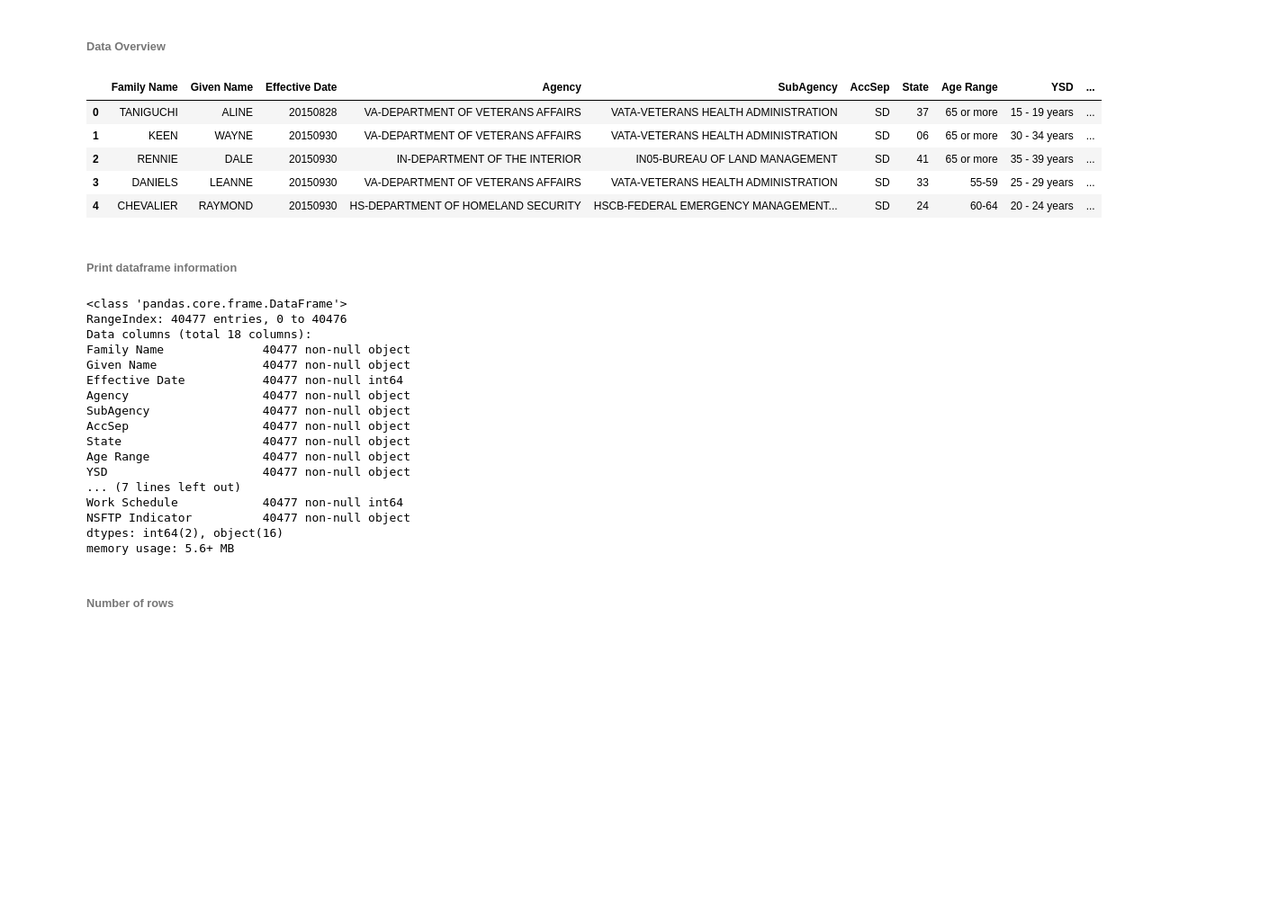
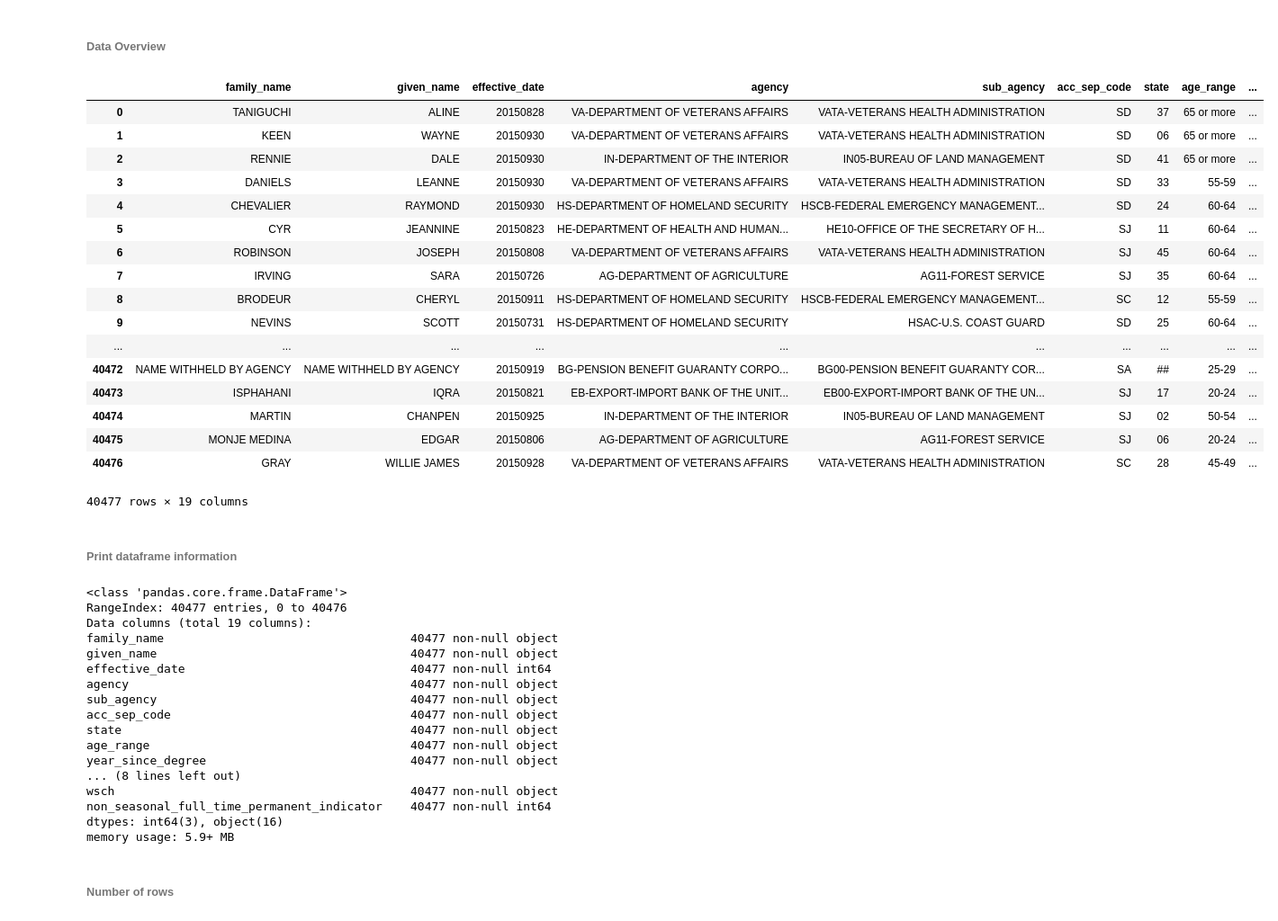
Before and after one commit to srossgupta/__data_challenge, a Jupyter notebook: src/InformsDataChallenge.ipynb, the cells around one changed output. Shown at 90% size. Drawn from its saved outputs; the diff is of its cells as text; code cells hidden in the pictures; blank space fills up the shorter version.

Commit message:
Data munging
- add education translattions
- rename columns to be more programmer centric
- added some more statistics

```diff
--- a/src/InformsDataChallenge.ipynb
+++ b/src/InformsDataChallenge.ipynb
@@ -11,14 +54,30 @@ NonDodSeparation =pd.read_csv('2014-2016////Non-DOD////Separations Non_DoD FY201
+# %%
+NonDodSeparation =pd.read_csv('2014-2016////Non-DOD////Separations Non_DoD FY2015Q4.txt',
+                sep='|', index_col=False,
+                 names=['family_name','given_name','effective_date','agency','sub_agency','acc_sep_code','state','age_range','year_since_degree','education_level','pay_plan','grade','length_of_service_level','occupation','occupation_category','adjusted_basic_pay','type_of_appointment','wsch','non_seasonal_full_time_permanent_indicator'])
 # %% [markdown]
 ###### Data Overview
 # %%
-NonDodSeparation.head()
+NonDodSeparation
 # %% [output]
-|  | Family Name | Given Name | Effective Date | Agency | SubAgency | AccSep | State | Age Range | YSD | ... |
-| 0 | TANIGUCHI | ALINE | 20150828 | VA-DEPARTMENT OF VETERANS AFFAIRS | VATA-VETERANS HEALTH ADMINISTRATION | SD | 37 | 65 or more | 15 - 19 years | ... |
-| 1 | KEEN | WAYNE | 20150930 | VA-DEPARTMENT OF VETERANS AFFAIRS | VATA-VETERANS HEALTH ADMINISTRATION | SD | 06 | 65 or more | 30 - 34 years | ... |
-| 2 | RENNIE | DALE | 20150930 | IN-DEPARTMENT OF THE INTERIOR | IN05-BUREAU OF LAND MANAGEMENT | SD | 41 | 65 or more | 35 - 39 years | ... |
-| 3 | DANIELS | LEANNE | 20150930 | VA-DEPARTMENT OF VETERANS AFFAIRS | VATA-VETERANS HEALTH ADMINISTRATION | SD | 33 | 55-59 | 25 - 29 years | ... |
-| 4 | CHEVALIER | RAYMOND | 20150930 | HS-DEPARTMENT OF HOMELAND SECURITY | HSCB-FEDERAL EMERGENCY MANAGEMENT... | SD | 24 | 60-64 | 20 - 24 years | ... |
+|  | family_name | given_name | effective_date | agency | sub_agency | acc_sep_code | state | age_range | ... |
+| 0 | TANIGUCHI | ALINE | 20150828 | VA-DEPARTMENT OF VETERANS AFFAIRS | VATA-VETERANS HEALTH ADMINISTRATION | SD | 37 | 65 or more | ... |
+| 1 | KEEN | WAYNE | 20150930 | VA-DEPARTMENT OF VETERANS AFFAIRS | VATA-VETERANS HEALTH ADMINISTRATION | SD | 06 | 65 or more | ... |
+| 2 | RENNIE | DALE | 20150930 | IN-DEPARTMENT OF THE INTERIOR | IN05-BUREAU OF LAND MANAGEMENT | SD | 41 | 65 or more | ... |
+| 3 | DANIELS | LEANNE | 20150930 | VA-DEPARTMENT OF VETERANS AFFAIRS | VATA-VETERANS HEALTH ADMINISTRATION | SD | 33 | 55-59 | ... |
+| 4 | CHEVALIER | RAYMOND | 20150930 | HS-DEPARTMENT OF HOMELAND SECURITY | HSCB-FEDERAL EMERGENCY MANAGEMENT... | SD | 24 | 60-64 | ... |
+| 5 | CYR | JEANNINE | 20150823 | HE-DEPARTMENT OF HEALTH AND HUMAN... | HE10-OFFICE OF THE SECRETARY OF H... | SJ | 11 | 60-64 | ... |
+| 6 | ROBINSON | JOSEPH | 20150808 | VA-DEPARTMENT OF VETERANS AFFAIRS | VATA-VETERANS HEALTH ADMINISTRATION | SJ | 45 | 60-64 | ... |
+| 7 | IRVING | SARA | 20150726 | AG-DEPARTMENT OF AGRICULTURE | AG11-FOREST SERVICE | SJ | 35 | 60-64 | ... |
+| 8 | BRODEUR | CHERYL | 20150911 | HS-DEPARTMENT OF HOMELAND SECURITY | HSCB-FEDERAL EMERGENCY MANAGEMENT... | SC | 12 | 55-59 | ... |
+| 9 | NEVINS | SCOTT | 20150731 | HS-DEPARTMENT OF HOMELAND SECURITY | HSAC-U.S. COAST GUARD | SD | 25 | 60-64 | ... |
+| ... | ... | ... | ... | ... | ... | ... | ... | ... | ... |
+| 40472 | NAME WITHHELD BY AGENCY | NAME WITHHELD BY AGENCY | 20150919 | BG-PENSION BENEFIT GUARANTY CORPO... | BG00-PENSION BENEFIT GUARANTY COR... | SA | ## | 25-29 | ... |
+| 40473 | ISPHAHANI | IQRA | 20150821 | EB-EXPORT-IMPORT BANK OF THE UNIT... | EB00-EXPORT-IMPORT BANK OF THE UN... | SJ | 17 | 20-24 | ... |
+| 40474 | MARTIN | CHANPEN | 20150925 | IN-DEPARTMENT OF THE INTERIOR | IN05-BUREAU OF LAND MANAGEMENT | SJ | 02 | 50-54 | ... |
+| 40475 | MONJE MEDINA | EDGAR | 20150806 | AG-DEPARTMENT OF AGRICULTURE | AG11-FOREST SERVICE | SJ | 06 | 20-24 | ... |
+| 40476 | GRAY | WILLIE JAMES | 20150928 | VA-DEPARTMENT OF VETERANS AFFAIRS | VATA-VETERANS HEALTH ADMINISTRATION | SC | 28 | 45-49 | ... |
+40477 rows × 19 columns
 # %% [markdown]
 ###### Print dataframe information
 # %%
@@ -26,21 +85,21 @@ NonDodSeparation.info()
 # %% [output]
 <class 'pandas.core.frame.DataFrame'>
 RangeIndex: 40477 entries, 0 to 40476
-Data columns (total 18 columns):
-Family Name              40477 non-null object
-Given Name               40477 non-null object
-Effective Date           40477 non-null int64
-Agency                   40477 non-null object
-SubAgency                40477 non-null object
-AccSep                   40477 non-null object
-State                    40477 non-null object
-Age Range                40477 non-null object
-YSD                      40477 non-null object
-... (7 lines left out)
-Work Schedule            40477 non-null int64
-NSFTP Indicator          40477 non-null object
-dtypes: int64(2), object(16)
-memory usage: 5.6+ MB
+Data columns (total 19 columns):
+family_name                                   40477 non-null object
+given_name                                    40477 non-null object
+effective_date                                40477 non-null int64
+agency                                        40477 non-null object
+sub_agency                                    40477 non-null object
+acc_sep_code                                  40477 non-null object
+state                                         40477 non-null object
+age_range                                     40477 non-null object
+year_since_degree                             40477 non-null object
+... (8 lines left out)
+wsch                                          40477 non-null object
+non_seasonal_full_time_permanent_indicator    40477 non-null int64
+dtypes: int64(3), object(16)
+memory usage: 5.9+ MB
 # %% [markdown]
 ###### Number of rows
 # %%
```
Also changed, not shown: parts of 18 cells of this notebook.
